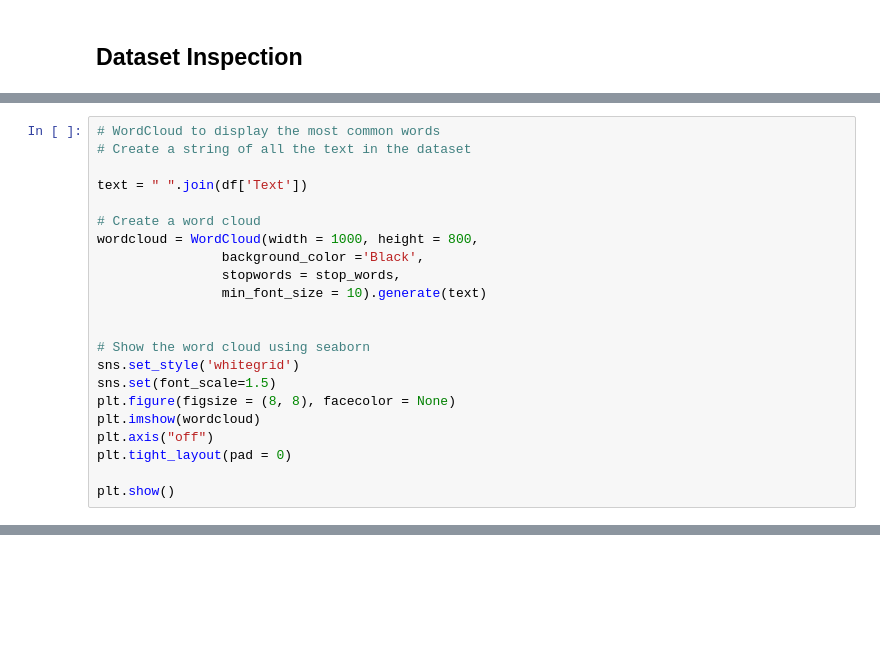
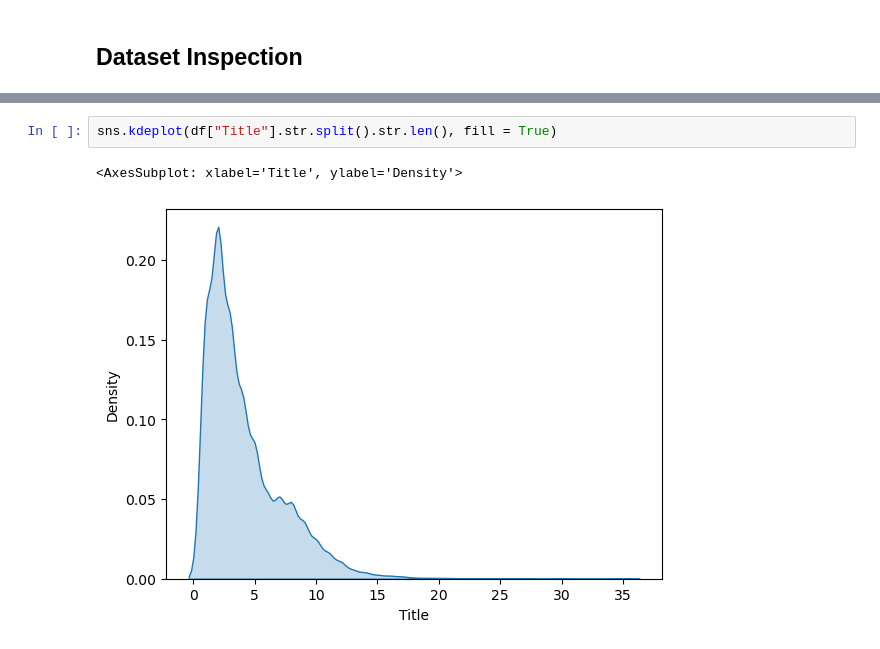
Before and after one commit to Bywani/poem_generator, a Jupyter notebook: poetry-generator.ipynb, the cells around one changed output, grey strips where cells are left out. Cells and saved outputs as stored; diff of their text form; blank space fills up the shorter version.

```diff
--- a/poetry-generator.ipynb
+++ b/poetry-generator.ipynb
@@ -124,22 +115,0 @@ There are 624676 duplicated texts:
-# %%
-# WordCloud to display the most common words
-# Create a string of all the text in the dataset
-
-text = " ".join(df['Text'])
-
-# Create a word cloud
-wordcloud = WordCloud(width = 1000, height = 800,
-                background_color ='Black',
-                stopwords = stop_words,
-                min_font_size = 10).generate(text)
-
-
-# Show the word cloud using seaborn
-sns.set_style('whitegrid')
-sns.set(font_scale=1.5)
-plt.figure(figsize = (8, 8), facecolor = None)
-plt.imshow(wordcloud)
-plt.axis("off")
-plt.tight_layout(pad = 0)
-
-plt.show()
@@ -240,0 +124,5 @@ plt.show()
+# %%
+sns.kdeplot(df["Title"].str.split().str.len(), fill = True)
+# %% [output]
+<AxesSubplot: xlabel='Title', ylabel='Density'>
+[figure, added]
```
Also changed, not shown: parts of 40 cells of this notebook.
